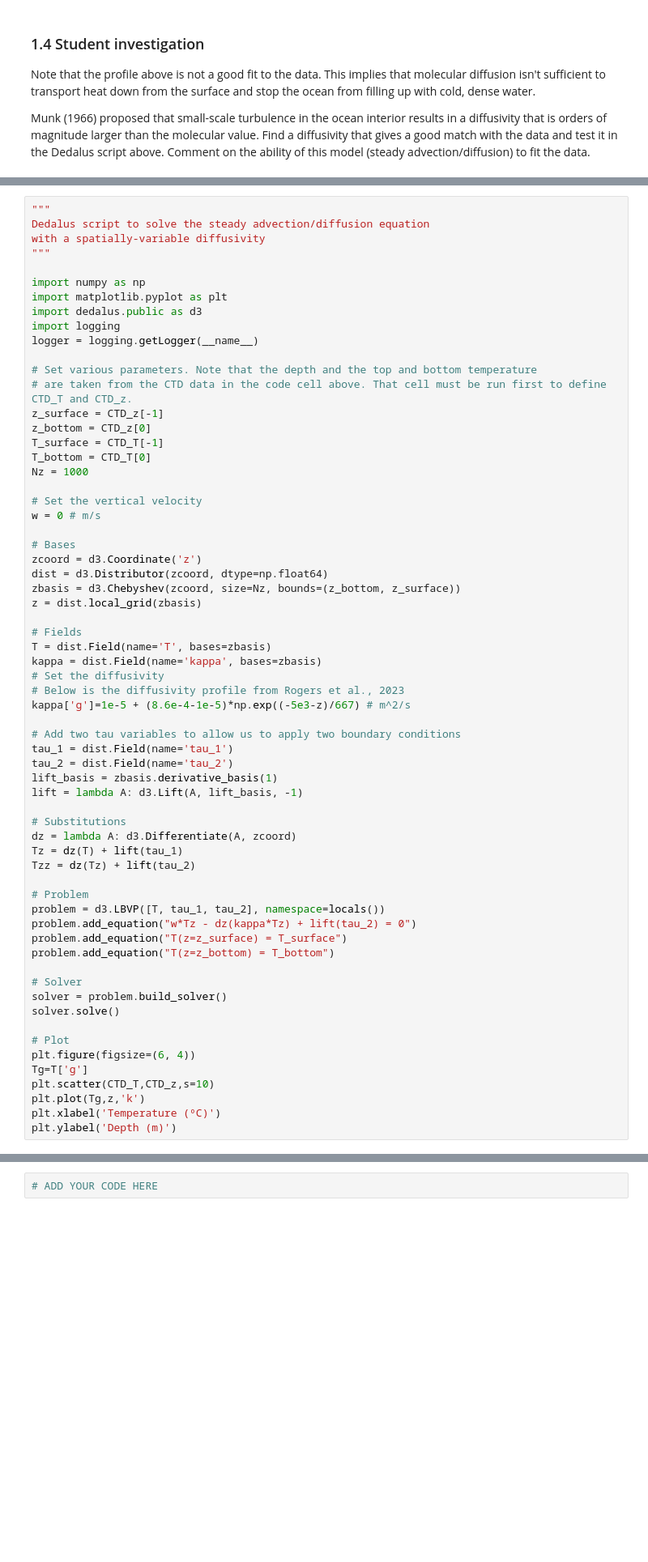
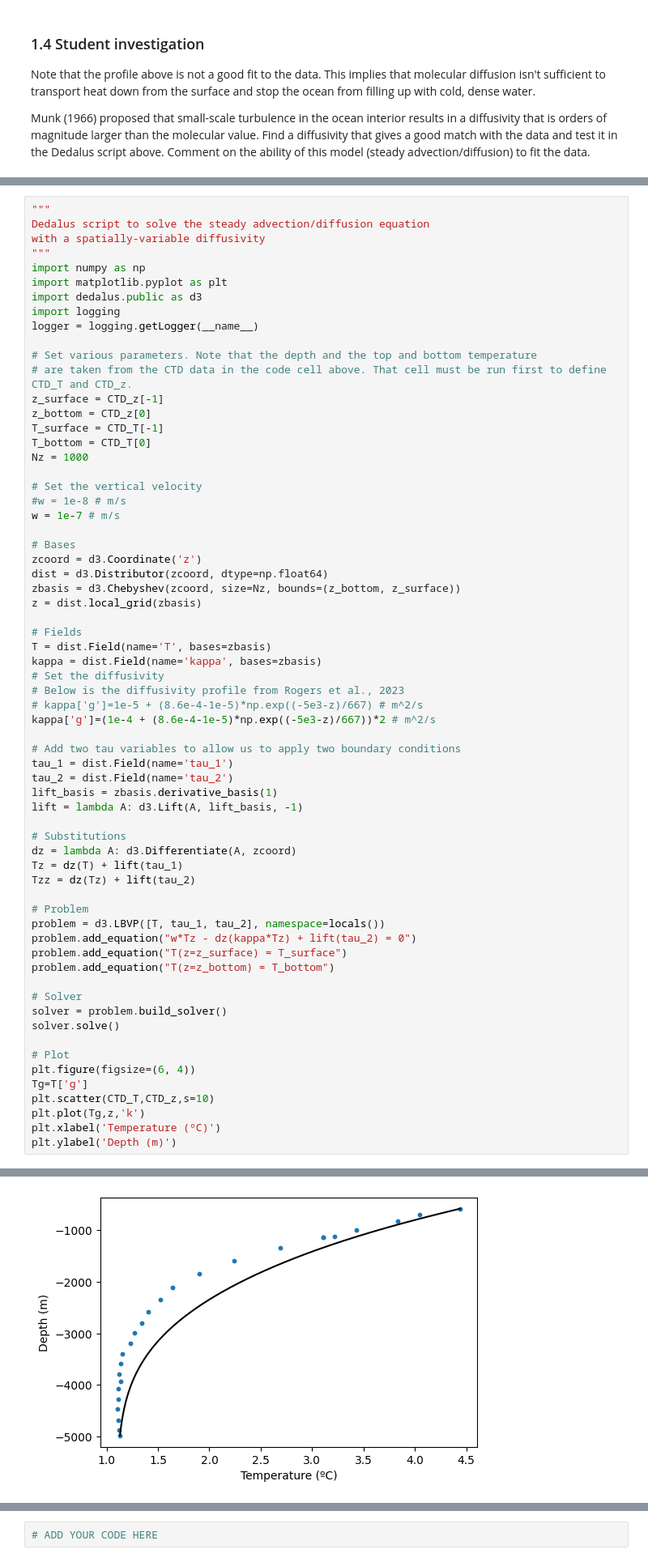
Before and after one commit to raindrop314159/QCES-LNM, a Jupyter notebook: Project2_transport.ipynb, the cells around one changed output, grey strips where cells are left out. Shown at 81% size. Cells and saved outputs as stored; diff of their text form; blank space fills up the shorter version.

```diff
--- a/Project2_transport.ipynb
+++ b/Project2_transport.ipynb
@@ -178,7 +209,6 @@ using the form from Rogers et al., 2023, where $\kappa_{bg}=1\times 10^{-5} m^2/
 Dedalus script to solve the steady advection/diffusion equation
 with a spatially-variable diffusivity
 """
-
 import numpy as np
 import matplotlib.pyplot as plt
 import dedalus.public as d3
@@ -194,7 +224,8 @@ T_bottom = CTD_T[0]
 Nz = 1000
 
 # Set the vertical velocity
-w = 0 # m/s
+#w = 1e-8 # m/s
+w = 1e-7 # m/s
 
 # Bases
 zcoord = d3.Coordinate('z')
@@ -207,7 +238,8 @@ T = dist.Field(name='T', bases=zbasis)
 kappa = dist.Field(name='kappa', bases=zbasis)
 # Set the diffusivity
 # Below is the diffusivity profile from Rogers et al., 2023
-kappa['g']=1e-5 + (8.6e-4-1e-5)*np.exp((-5e3-z)/667) # m^2/s
+# kappa['g']=1e-5 + (8.6e-4-1e-5)*np.exp((-5e3-z)/667) # m^2/s
+kappa['g']=(1e-4 + (8.6e-4-1e-5)*np.exp((-5e3-z)/667))*2 # m^2/s
 
 # Add two tau variables to allow us to apply two boundary conditions
 tau_1 = dist.Field(name='tau_1')
@@ -237,3 +269,4 @@ plt.scatter(CTD_T,CTD_z,s=10)
 plt.plot(Tg,z,'k')
 plt.xlabel('Temperature (ºC)')
 plt.ylabel('Depth (m)')
+# %% [output]
@@ -240,3 +276,4 @@ plt.ylabel('Depth (m)')
+[figure, added]
 # %% [markdown]
 ### 1.6 Student investigation
 <a id='section1pt6'></a>
```
Also changed, not shown: parts of 10 cells of this notebook.
